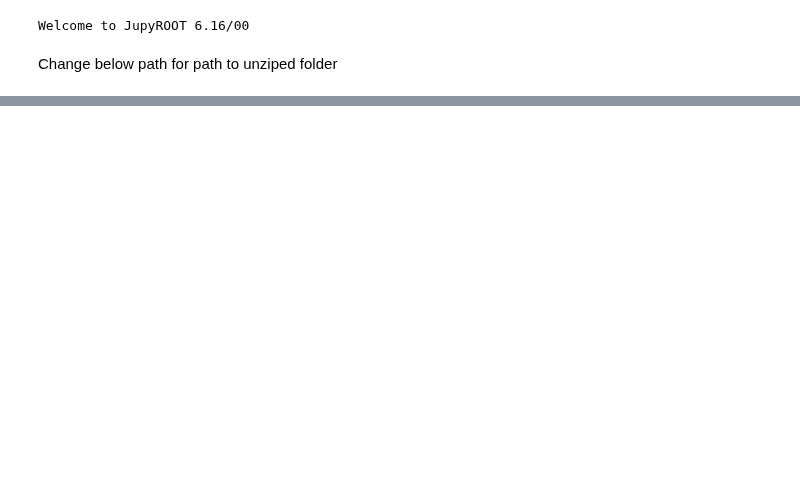
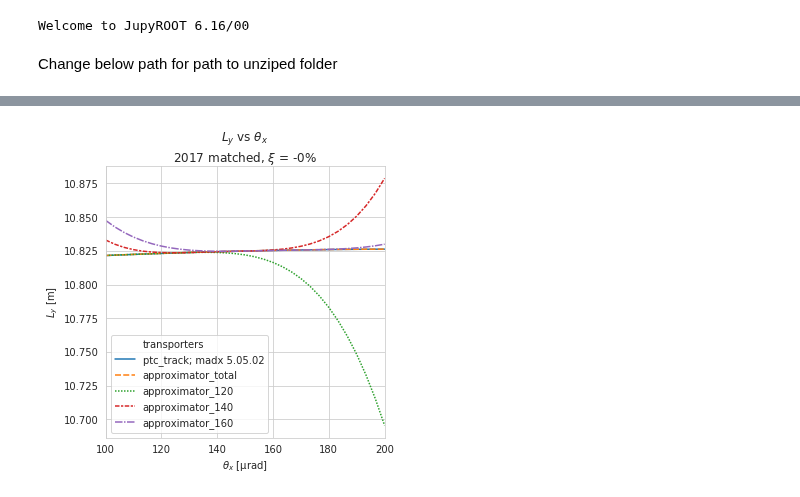
Before and after one commit to mucharafal/optics_generator_python, a Jupyter notebook: notebooks/Optics Parameters Compare 2017 Matched.ipynb, the cells around one changed output, grey strips where cells are left out. Saved outputs shown, nothing was run; the diff lists cells and outputs as text; code cells hidden in the pictures; blank space fills up the shorter version.

```diff
--- a/notebooks/Optics Parameters Compare 2017 Matched.ipynb
+++ b/notebooks/Optics Parameters Compare 2017 Matched.ipynb
@@ -143,5 +140,7 @@ plotter.plot_optical_functions(bunch_configuration, optical_functions_lx, "pt",
 # %%
-plotter.plot_optical_functions(bunch_configuration, optical_functions_ly, "pt", "L y", title_sufix, plot_size=5)
+plotter.plot_optical_functions(bunch_configuration, optical_functions_ly, "theta x", "L y", title_sufix, plot_size=5)
+# %% [output]
+[figure, added]
 # %%
 f, axes = plt.subplots(2, 2)
 
```
Also changed, not shown: parts of 7 cells of this notebook, 2 other files.
